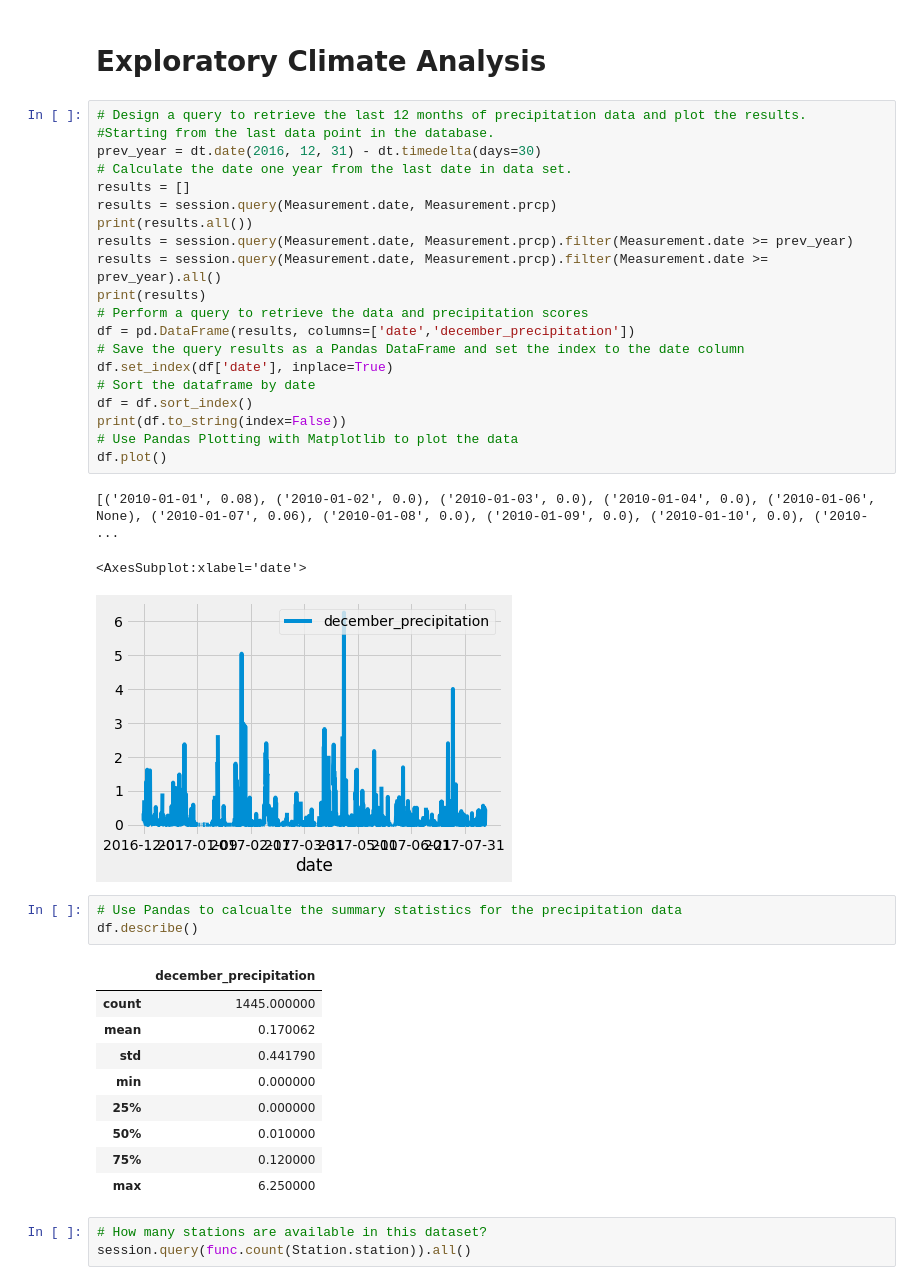
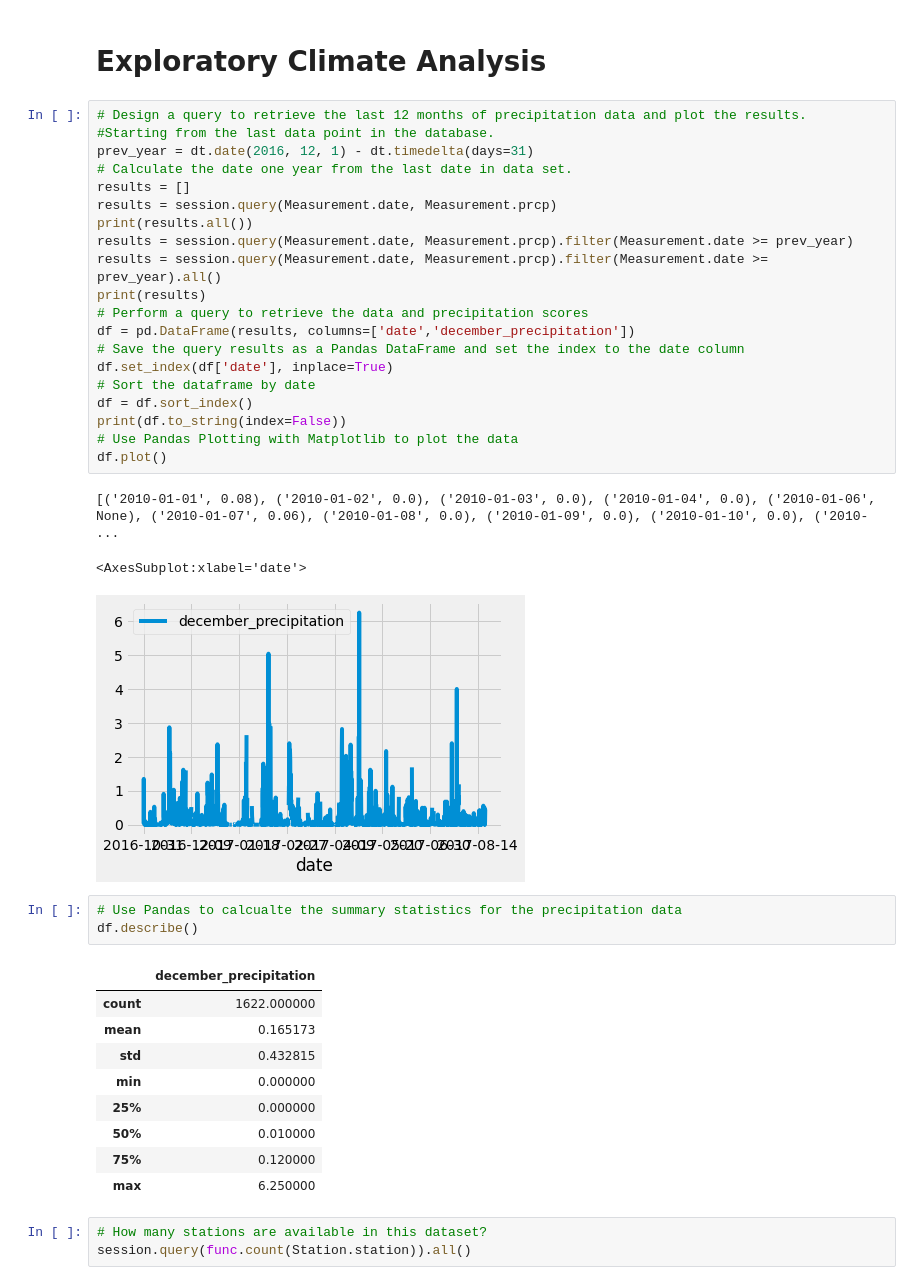
Before and after one commit to jtallerson/surfs_up, a Jupyter notebook: climate_analysis.ipynb, the cells around one changed output. Drawn from its saved outputs; the diff is of its cells as text.

Commit message:
wrong image, opps. Now I'm done!

```diff
--- a/climate_analysis.ipynb
+++ b/climate_analysis.ipynb
@@ -41,35 +41,35 @@ session = Session(engine)
 # %%
 # Design a query to retrieve the last 12 months of precipitation data and plot the results.
 #Starting from the last data point in the database.
-prev_year = dt.date(2016, 12, 31) - dt.timedelta(days=30)
+prev_year = dt.date(2016, 12, 1) - dt.timedelta(days=31)
 # Calculate the date one year from the last date in data set.
 results = []
 results = session.query(Measurement.date, Measurement.prcp)
 print(results.all())
 results = session.query(Measurement.date, Measurement.prcp).filter(Measurement.date >= prev_year)
 results = session.query(Measurement.date, Measurement.prcp).filter(Measurement.date >= prev_year).all()
 print(results)
 # Perform a query to retrieve the data and precipitation scores
 df = pd.DataFrame(results, columns=['date','december_precipitation'])
 # Save the query results as a Pandas DataFrame and set the index to the date column
 df.set_index(df['date'], inplace=True)
 # Sort the dataframe by date
 df = df.sort_index()
 print(df.to_string(index=False))
 # Use Pandas Plotting with Matplotlib to plot the data
 df.plot()
 # %% [output]
 [('2010-01-01', 0.08), ('2010-01-02', 0.0), ('2010-01-03', 0.0), ('2010-01-04', 0.0), ('2010-01-06', None), ('2010-01-07', 0.06), ('2010-01-08', 0.0), ('2010-01-09', 0.0), ('2010-01-10', 0.0), ('2010- ...
 <AxesSubplot:xlabel='date'>
-[figure, old version]
+[figure, new version]
 # %%
 # Use Pandas to calcualte the summary statistics for the precipitation data
 df.describe()
 # %% [output]
 |  | december_precipitation |
-| count | 1445.000000 |
-| mean | 0.170062 |
-| std | 0.441790 |
+| count | 1622.000000 |
+| mean | 0.165173 |
+| std | 0.432815 |
 | min | 0.000000 |
 | 25% | 0.000000 |
 | 50% | 0.010000 |
```
Also changed, not shown: 2 other files.
